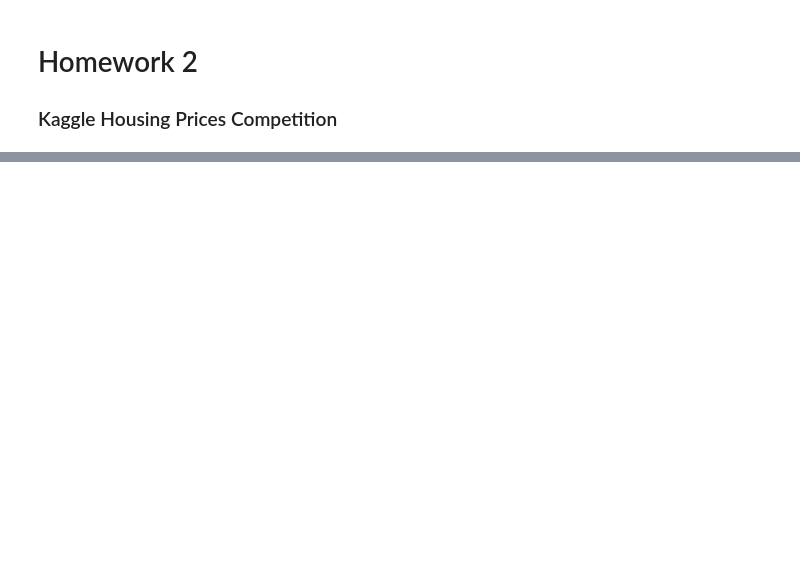
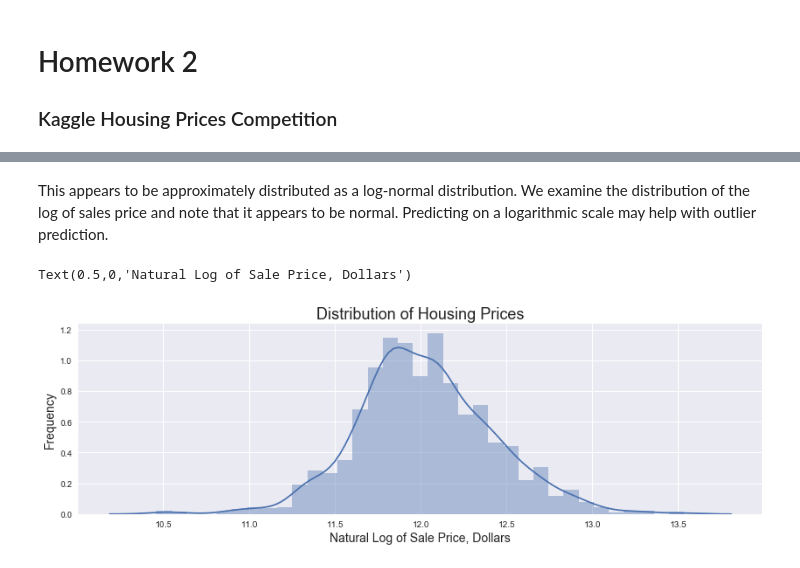
Before and after one commit to jhigbee2/byu_econ_applied_machine_learning, a Jupyter notebook: homeworks/213_hw_2.ipynb, the cells around one changed output, grey strips where cells are left out. Drawn from its saved outputs; the diff is of its cells as text; code cells hidden in the pictures; blank space fills up the shorter version.

```diff
--- a/homeworks/213_hw_2.ipynb
+++ b/homeworks/213_hw_2.ipynb
@@ -25,0 +153,11 @@ FileNotFoundError: File b'train.csv' does not exist
+# %% [markdown]
+This appears to be approximately distributed as a log-normal distribution. We examine the distribution of the log of sales price and note that it appears to be normal. Predicting on a logarithmic scale may help with outlier prediction.
+# %%
+f, ax = plt.subplots(figsize = (14,4))
+ax.set_title("Distribution of Housing Prices", fontsize = 18)
+sns.distplot(train1.lnSalePrice, ax = ax)
+plt.ylabel("Frequency", fontsize = 14)
+plt.xlabel("Natural Log of Sale Price, Dollars", fontsize = 14)
+# %% [output]
+Text(0.5,0,'Natural Log of Sale Price, Dollars')
+[figure, added]
```
Also changed, not shown: parts of 65 cells of this notebook.
